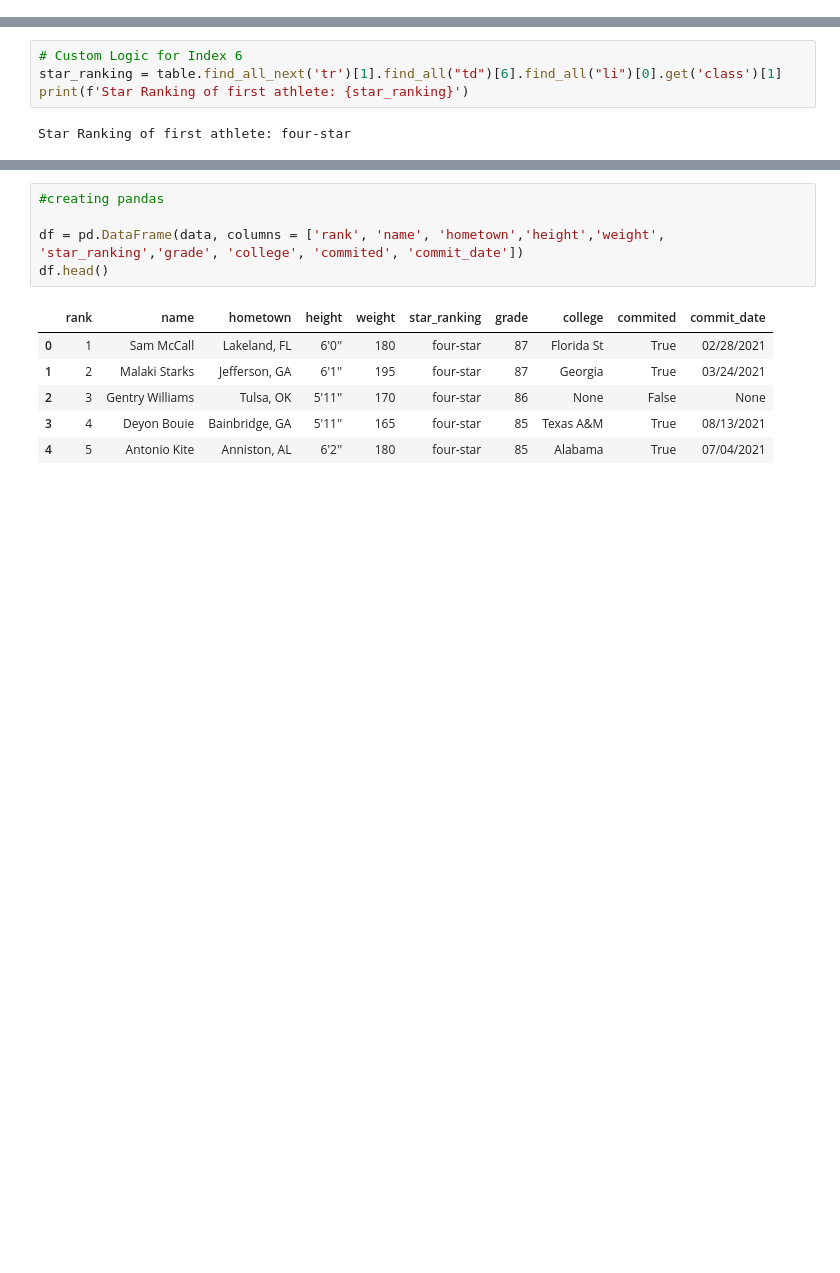
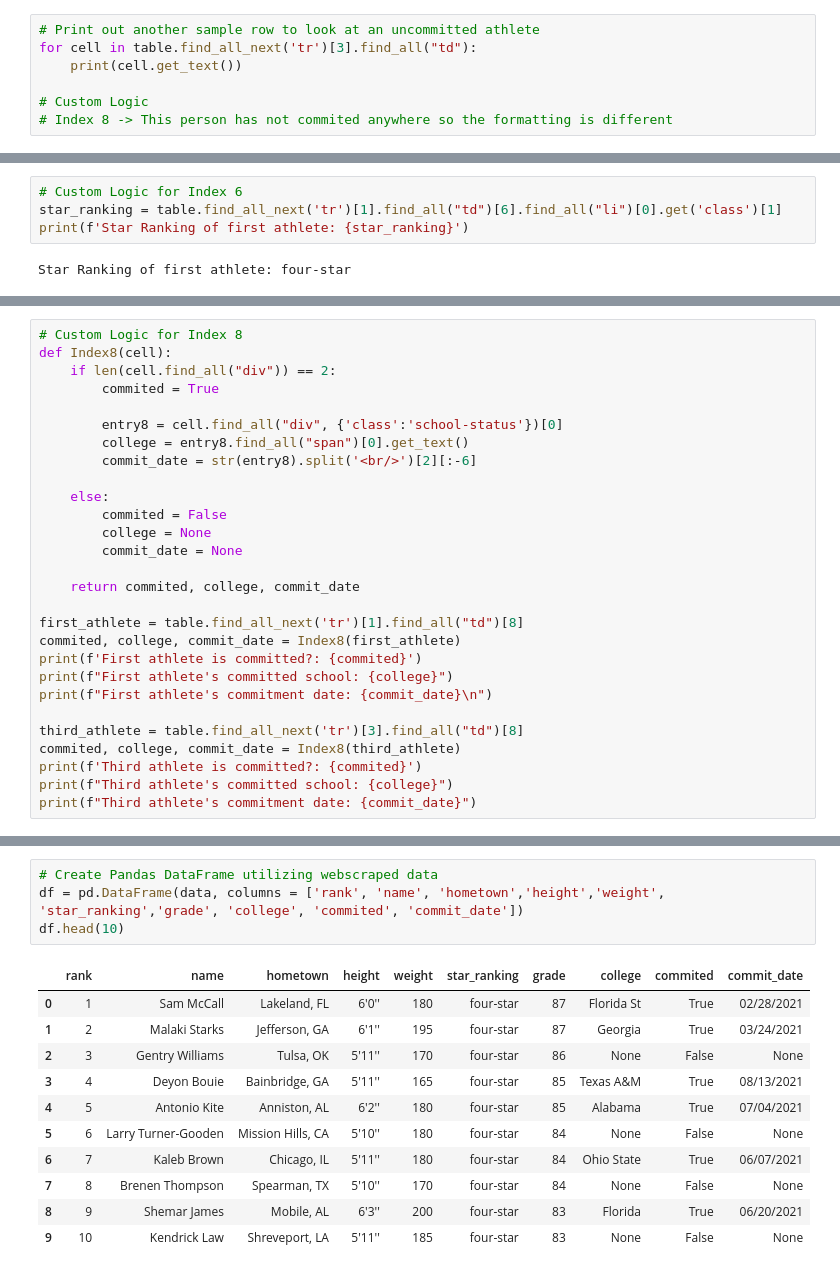
Before and after one commit to LaurenBassett/WebScraper, a Jupyter notebook: main.ipynb, the cells around one changed output, grey strips where cells are left out. Saved outputs shown, nothing was run; the diff lists cells and outputs as text; blank space fills up the shorter version.

Commit message:
Updated formatting + manipulated DataFrame

```diff
--- a/main.ipynb
+++ b/main.ipynb
@@ -94,3 +106,10 @@ Lakeland, FLLake Gibson High School
 
 87
 Florida StCommitted02/28/2021
+# %%
+# Print out another sample row to look at an uncommitted athlete
+for cell in table.find_all_next('tr')[3].find_all("td"):
+    print(cell.get_text())
+
+# Custom Logic
+# Index 8 -> This person has not commited anywhere so the formatting is different
@@ -133,0 +146,28 @@ Florida St True 02/28/2021
+# %%
+# Custom Logic for Index 8
+def Index8(cell):
+    if len(cell.find_all("div")) == 2:
+        commited = True
+
+        entry8 = cell.find_all("div", {'class':'school-status'})[0]
+        college = entry8.find_all("span")[0].get_text()
+        commit_date = str(entry8).split('<br/>')[2][:-6]
+
+    else:
+        commited = False
+        college = None
+        commit_date = None
+
+    return commited, college, commit_date
+
+first_athlete = table.find_all_next('tr')[1].find_all("td")[8]
+commited, college, commit_date = Index8(first_athlete)
+print(f'First athlete is committed?: {commited}')
+print(f"First athlete's committed school: {college}")
+print(f"First athlete's commitment date: {commit_date}\n")
+
+third_athlete = table.find_all_next('tr')[3].find_all("td")[8]
+commited, college, commit_date = Index8(third_athlete)
+print(f'Third athlete is committed?: {commited}')
+print(f"Third athlete's committed school: {college}")
+print(f"Third athlete's commitment date: {commit_date}")
@@ -163,12 +208,16 @@ print(data)
 # %%
-#creating pandas
-
+# Create Pandas DataFrame utilizing webscraped data
 df = pd.DataFrame(data, columns = ['rank', 'name', 'hometown','height','weight', 'star_ranking','grade', 'college', 'commited', 'commit_date'])
-df.head()
+df.head(10)
 # %% [output]
 |  | rank | name | hometown | height | weight | star_ranking | grade | college | commited | commit_date |
 | 0 | 1 | Sam McCall | Lakeland, FL | 6'0'' | 180 | four-star | 87 | Florida St | True | 02/28/2021 |
 | 1 | 2 | Malaki Starks | Jefferson, GA | 6'1'' | 195 | four-star | 87 | Georgia | True | 03/24/2021 |
 | 2 | 3 | Gentry Williams | Tulsa, OK | 5'11'' | 170 | four-star | 86 | None | False | None |
 | 3 | 4 | Deyon Bouie | Bainbridge, GA | 5'11'' | 165 | four-star | 85 | Texas A&M | True | 08/13/2021 |
 | 4 | 5 | Antonio Kite | Anniston, AL | 6'2'' | 180 | four-star | 85 | Alabama | True | 07/04/2021 |
+| 5 | 6 | Larry Turner-Gooden | Mission Hills, CA | 5'10'' | 180 | four-star | 84 | None | False | None |
+| 6 | 7 | Kaleb Brown | Chicago, IL | 5'11'' | 180 | four-star | 84 | Ohio State | True | 06/07/2021 |
+| 7 | 8 | Brenen Thompson | Spearman, TX | 5'10'' | 170 | four-star | 84 | None | False | None |
+| 8 | 9 | Shemar James | Mobile, AL | 6'3'' | 200 | four-star | 83 | Florida | True | 06/20/2021 |
+| 9 | 10 | Kendrick Law | Shreveport, LA | 5'11'' | 185 | four-star | 83 | None | False | None |
```
Also changed, not shown: parts of 15 cells of this notebook.
